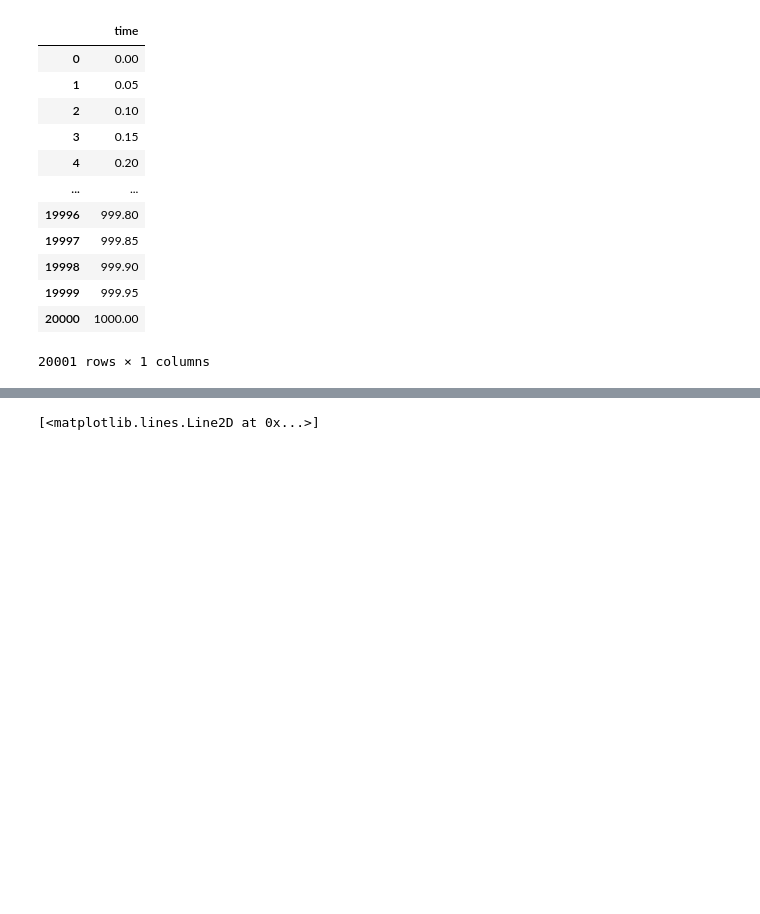
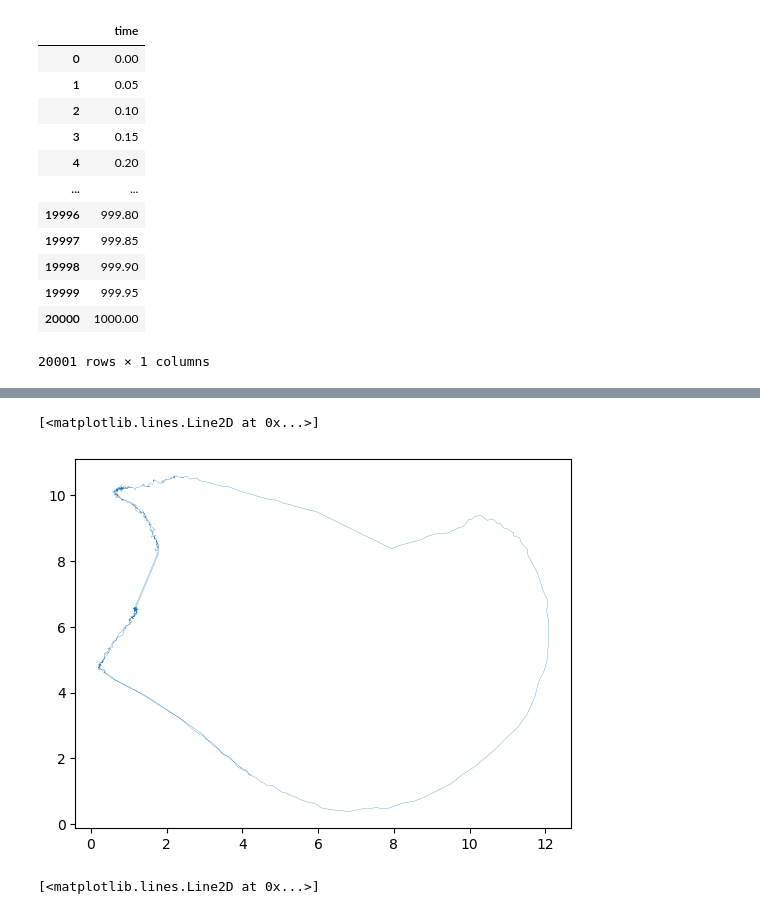
Before and after one commit to QuLab-VU/ECM_cell_cycle_model, a Jupyter notebook: Figures/Fig4/plot_ODE_UMAPs.ipynb, the cells around one changed output, grey strips where cells are left out. Drawn from its saved outputs; the diff is of its cells as text; code cells hidden in the pictures; blank space fills up the shorter version.

```diff
--- a/Figures/Fig4/plot_ODE_UMAPs.ipynb
+++ b/Figures/Fig4/plot_ODE_UMAPs.ipynb
@@ -118,3 +121,10 @@ for f in filenames:
+# %%
+fig = plt.figure()
+embedding = pd.read_csv(filenames[0])
+plt.plot(embedding.iloc[:500,0],embedding.iloc[:500,1],lw=0.2)
+# %% [output]
+[<matplotlib.lines.Line2D at 0x...>]
+[figure, added]
 # %%
 prot_tmp = pd.read_csv(f, sep=",", header=None, usecols = range(0,18))
 prot_tmp.columns = ["skp2", "p21", "pp21", "cdh1", "myc", "cycD", "cycD-p21",
```
Also changed, not shown: parts of 4 cells of this notebook, 20 other files.
